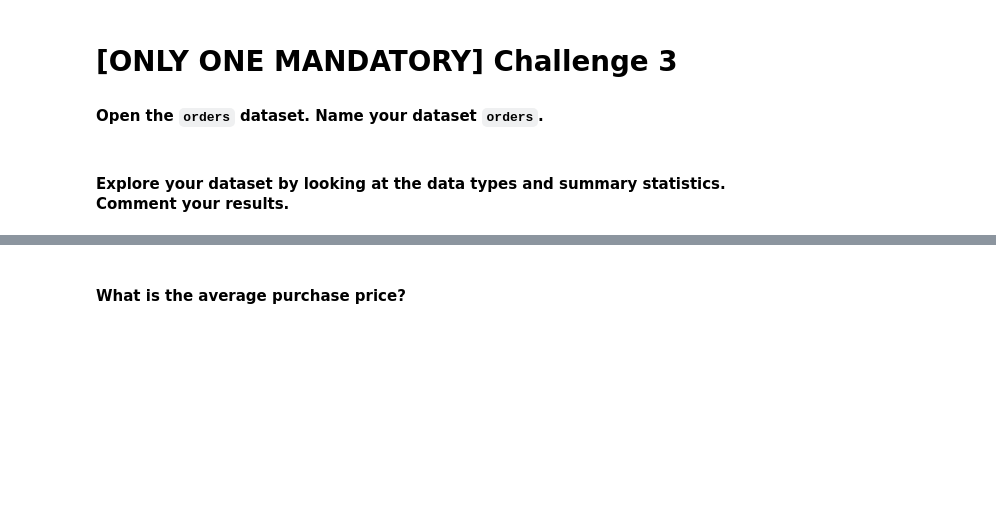
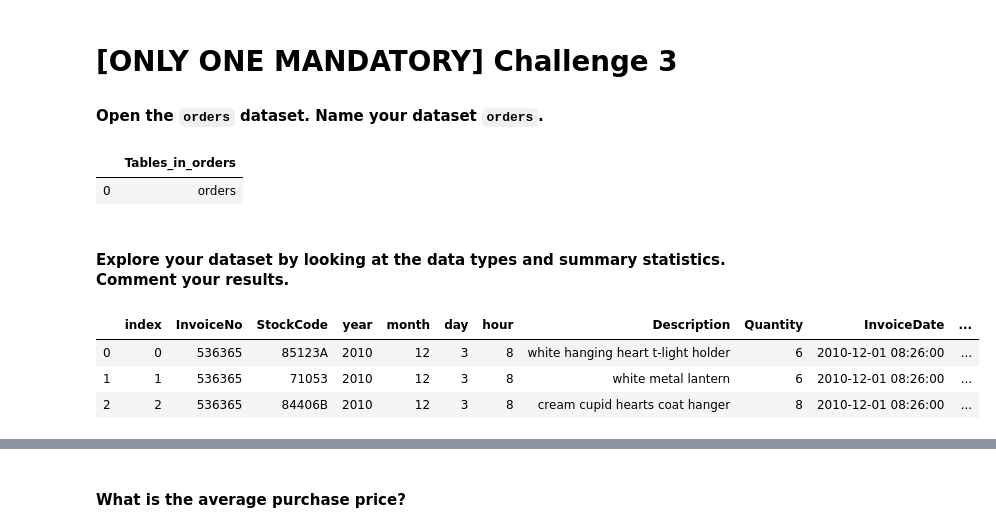
Before and after one commit to ta-data-bcn/lab-subsetting-and-descriptive-stats, a Jupyter notebook: your-code/main.ipynb, the cells around one changed output, grey strips where cells are left out. Saved outputs shown, nothing was run; the diff lists cells and outputs as text; code cells hidden in the pictures; blank space fills up the shorter version.

```diff
--- a/your-code/main.ipynb
+++ b/your-code/main.ipynb
@@ -139,5 +340,18 @@ your comments here
 # %% [markdown]
 # [ONLY ONE MANDATORY] Challenge 3
 #### Open the `orders` dataset. Name your dataset `orders`.
+# %%
+# your code here
+## Connect to DB
+database3 = 'orders'
+
+connection_string3 = f'{driver}//{user}:{password}@{ip}/{database3}'
+engine3 = create_engine(connection_string3)
+
+# Check database content
+pd.read_sql('SHOW TABLES;', engine3)
+# %% [output]
+|  | Tables_in_orders |
+| 0 | orders |
 # %%
 # your code here
@@ -145,3 +360,9 @@ your comments here
 #### Explore your dataset by looking at the data types and summary statistics. Comment your results.
 # %%
 # your code here
+orders.head(3)
+# %% [output]
+|  | index | InvoiceNo | StockCode | year | month | day | hour | Description | Quantity | InvoiceDate | ... |
+| 0 | 0 | 536365 | 85123A | 2010 | 12 | 3 | 8 | white hanging heart t-light holder | 6 | 2010-12-01 08:26:00 | ... |
+| 1 | 1 | 536365 | 71053 | 2010 | 12 | 3 | 8 | white metal lantern | 6 | 2010-12-01 08:26:00 | ... |
+| 2 | 2 | 536365 | 84406B | 2010 | 12 | 3 | 8 | cream cupid hearts coat hanger | 8 | 2010-12-01 08:26:00 | ... |
```
Also changed, not shown: parts of 67 cells of this notebook.
